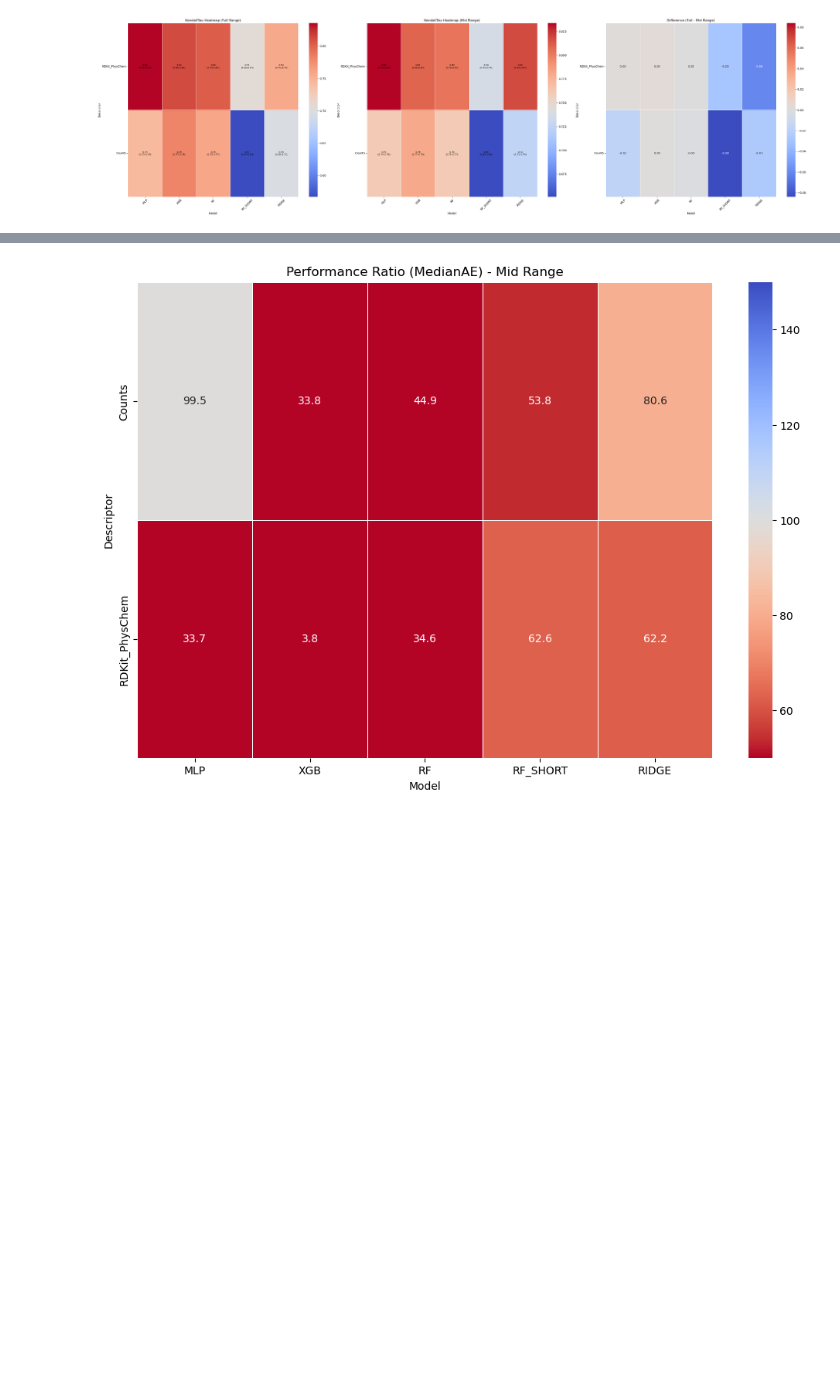
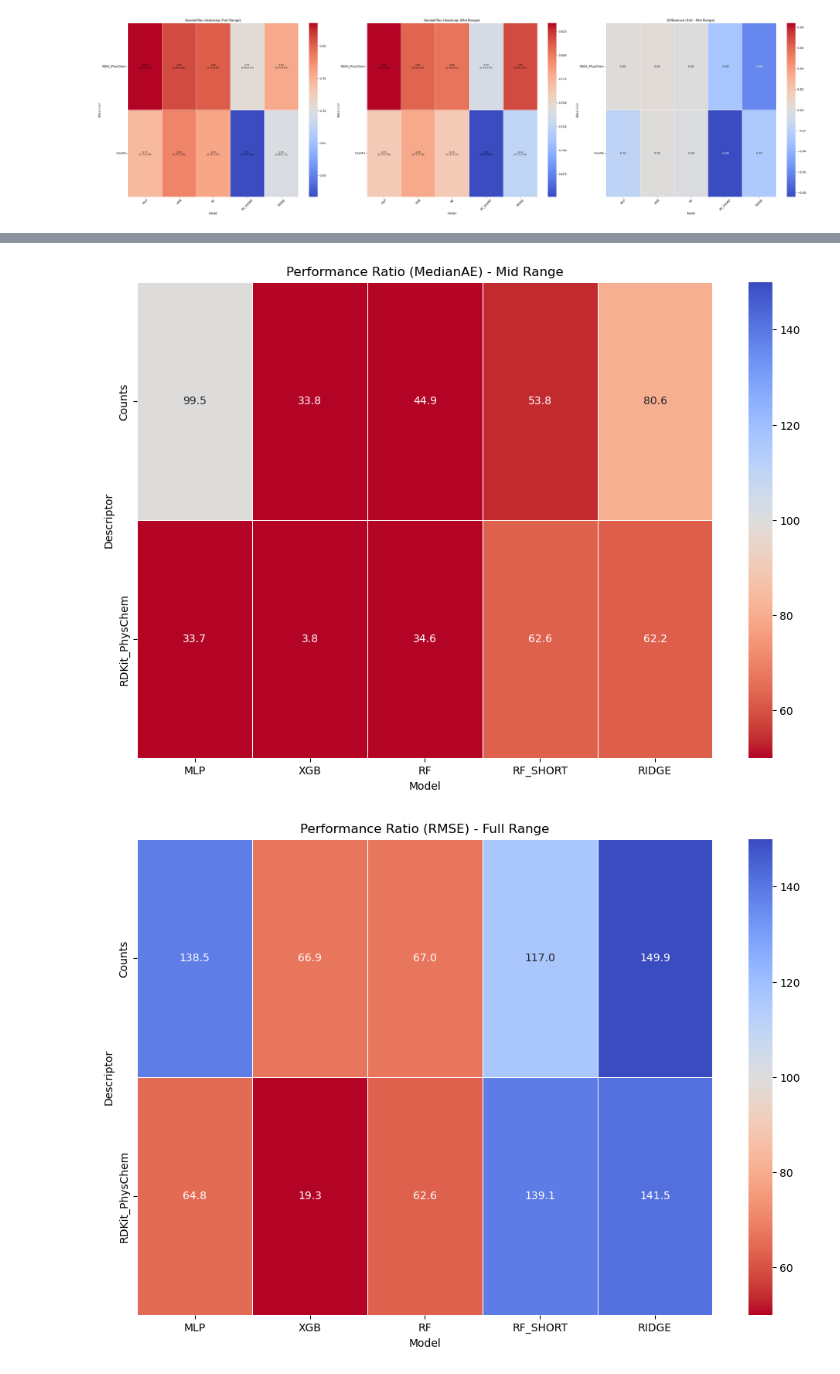
Before and after one commit to Cschiebroek/mdfptools, a Jupyter notebook: carl/benchmarking_platform/analysis_benchmarking_platform_different_ranges copy.ipynb, the cells around one changed output, grey strips where cells are left out. Cells and saved outputs as stored; diff of their text form; code cells hidden in the pictures; blank space fills up the shorter version.

```diff
--- a/carl/benchmarking_platform/analysis_benchmarking_platform_different_ranges copy.ipynb
+++ b/carl/benchmarking_platform/analysis_benchmarking_platform_different_ranges copy.ipynb
@@ -198,31 +198,32 @@ def analyze_overfitting(train_path_full, train_path_mid, test_path, metric_names
             'Model': [title.split()[0] for title in test_data['combined_titles']],
             'Descriptor': [title.split()[1][1:-1] for title in test_data['combined_titles']],
             'Performance (%)': performance_ratios_mid
         })
 
         # Pivot tables for heatmap plotting
         heatmap_df_full = df_full.pivot(index='Descriptor', columns='Model', values='Performance (%)')
         heatmap_df_mid = df_mid.pivot(index='Descriptor', columns='Model', values='Performance (%)')
 
         # Ensure model and descriptor ordering
         heatmap_df_full = heatmap_df_full[model_order]
         heatmap_df_mid = heatmap_df_mid[model_order]
         heatmap_df_full = heatmap_df_full.reindex(descriptor_order)
         heatmap_df_mid = heatmap_df_mid.reindex(descriptor_order)
 
         # Plot heatmaps for each metric
         plot_heatmap(heatmap_df_full, title=f'Performance Ratio ({metric_name}) - Full Range')
         plot_heatmap(heatmap_df_mid, title=f'Performance Ratio ({metric_name}) - Mid Range')
 
 # Example usage
 analyze_overfitting(
     train_path_full='results/train_set_full_overfitting_check_different_train_ranges_Counts.pkl',
     train_path_mid='results/train_set_mid_overfitting_check_different_train_ranges_Counts.pkl',
     test_path='results/test_set_overfitting_check_different_train_ranges_Counts.pkl',
-    metric_names=['KendallTau', 'MedianAE']
+    metric_names=['KendallTau', 'MedianAE',"RMSE"]
 )
 # %% [output]
 [figure]
 [figure]
 [figure]
 [figure]
+[figure, added]
```
Also changed, not shown: parts of 6 cells of this notebook, 14 other files.
